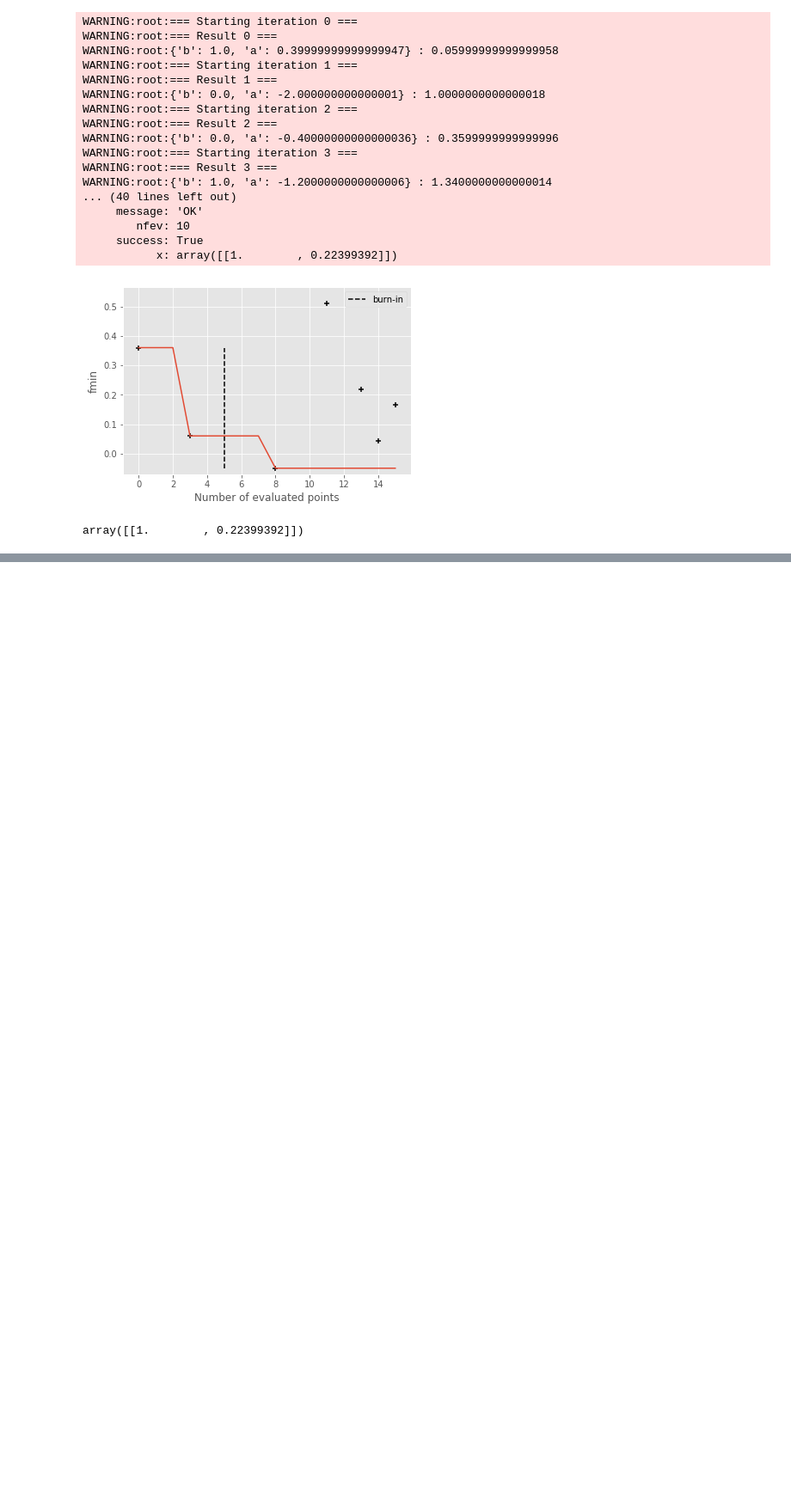
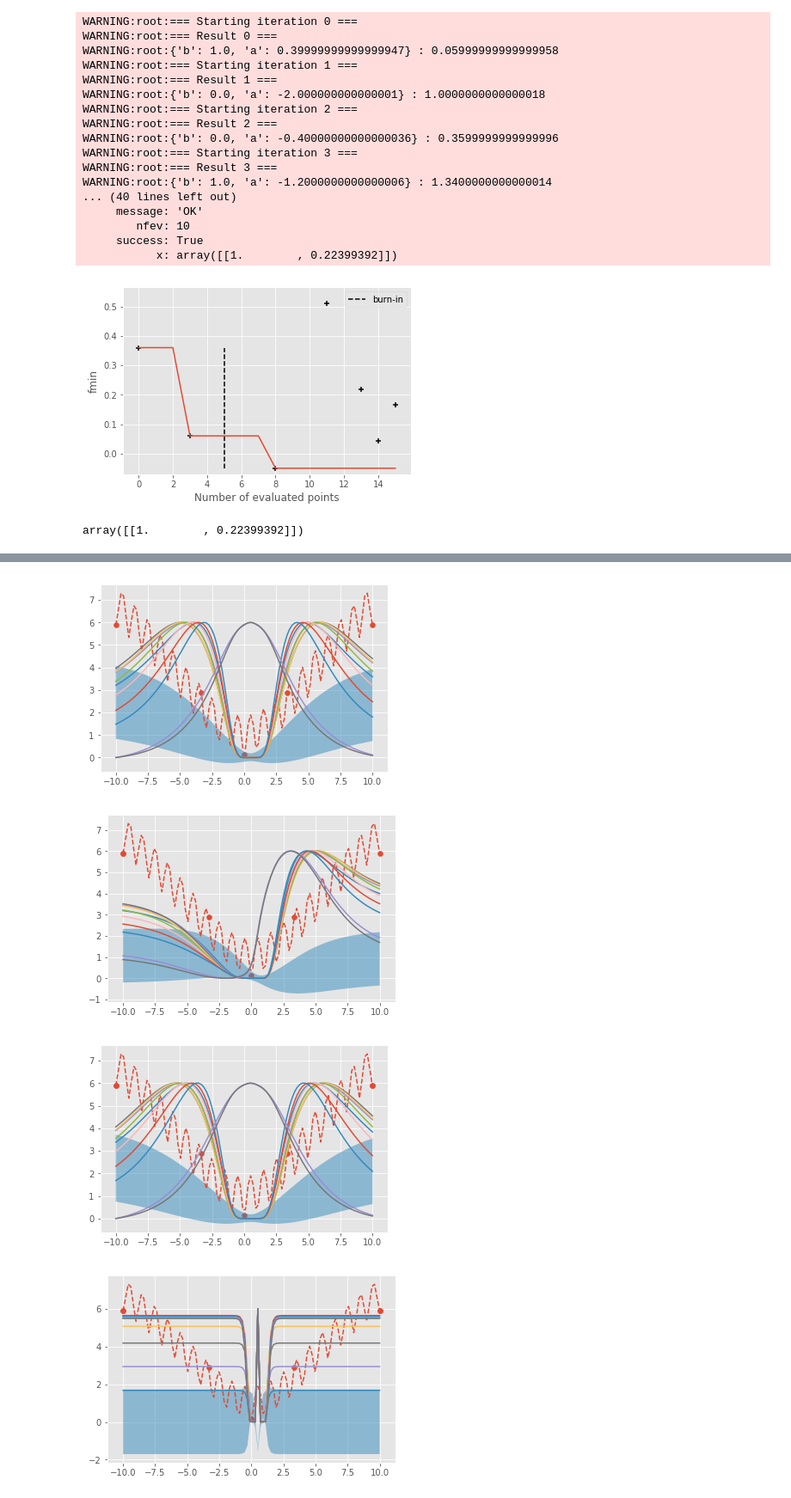
Before and after one commit to Joshuaalbert/bayes_tec, a Jupyter notebook: notebooks/devel/bayes_hpopt.ipynb, the cells around one changed output, grey strips where cells are left out. Shown: that part at 86% size. Cells and saved outputs as stored; diff of their text form; code cells hidden in the pictures; blank space fills up the shorter version.

```diff
--- a/notebooks/devel/bayes_hpopt.ipynb
+++ b/notebooks/devel/bayes_hpopt.ipynb
@@ -185,0 +289,16 @@ array([[1.        , 0.22399392]])
+# %%
+for i in range(10):
+    result = optimizer.optimize(ackley_1d, n_iter=1)
+    ystar, varstar = m.predict_f(x_array[:,None])
+    X,Y = ei.data
+    aq = [e.evaluate(x_array[:,None]) for e in eis]
+    plt.plot(x_array, ackley_1d(x_array),ls='--')
+    plt.scatter(X[:,0],Y[:,0])
+    plt.fill_between(x_array, ystar[:,0] - np.sqrt(varstar[:,0]), ystar[:,0] + np.sqrt(varstar[:,0]),alpha=0.5)
+    [plt.plot(x_array, 6*(a[:,0]-np.min(a))/np.max(a[:,0]-np.min(a)), label=t) for a,t in zip(aq,t_array)]
+    plt.show()
+# %% [output]
+[figure, added]
+[figure, added]
+[figure, added]
+[figure, added]
```
Also changed, not shown: parts of 4 cells of this notebook, 8 other files.
